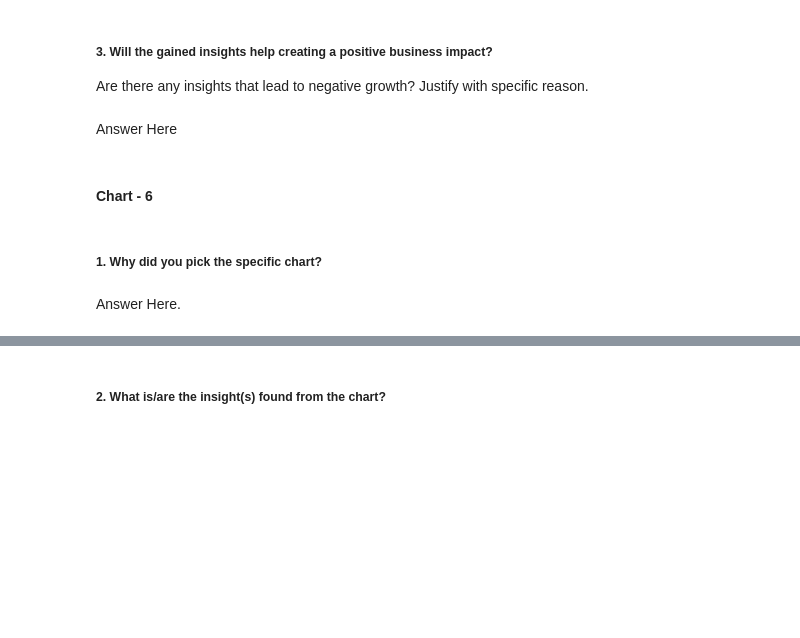
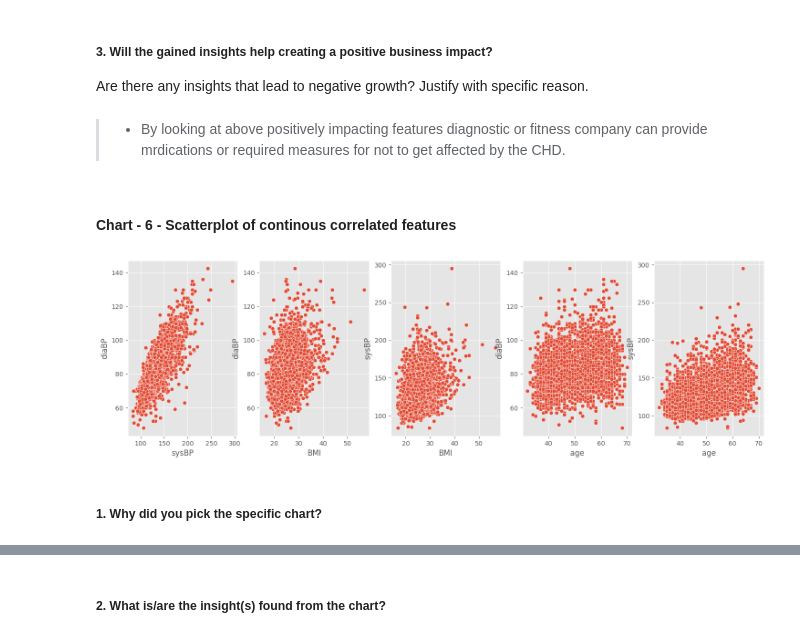
Before and after one commit to ashish-mali/Classification-Cardiovascular-Risk-Prediction, a Jupyter notebook: Cardiovascular_Risk_Prediction_Capstone_Project.ipynb, the cells around one changed output, grey strips where cells are left out. Drawn from its saved outputs; the diff is of its cells as text; code cells hidden in the pictures; blank space fills up the shorter version.

```diff
--- a/Cardiovascular_Risk_Prediction_Capstone_Project.ipynb
+++ b/Cardiovascular_Risk_Prediction_Capstone_Project.ipynb
@@ -1149,7 +1165,7 @@ Answer Here
 # %% [markdown]
 ##### 3. Will the gained insights help creating a positive business impact?
 Are there any insights that lead to negative growth? Justify with specific reason.
-# %% [markdown]
-Answer Here
+# %% [markdown]
+>* By looking at above positively impacting features diagnostic or fitness company can provide mrdications or required measures for not to get affected by the CHD.
 # %% [markdown]
-#### Chart - 6
+#### Chart - 6 - Scatterplot of continous correlated features
@@ -1158,4 +1172,23 @@ Answer Here
+# %%
+# Chart - 6 visualization code
+plt.figure(figsize=(18,5))
+plt.subplot(1,5,1)
+sns.scatterplot(data=df, x='sysBP', y='diaBP')
+
+plt.subplot(1,5,2)
+sns.scatterplot(data=df, x='BMI', y='diaBP')
+
+plt.subplot(1,5,3)
+sns.scatterplot(data=df, x='BMI', y='sysBP')
+
+plt.subplot(1,5,4)
+sns.scatterplot(data=df, x='age', y='diaBP')
+
+plt.subplot(1,5,5)
+sns.scatterplot(data=df, x='age', y='sysBP')
+
+plt.show()
+# %% [output]
+[figure, added]
 # %% [markdown]
 ##### 1. Why did you pick the specific chart?
-# %% [markdown]
-Answer Here.
```
Also changed, not shown: parts of 43 cells of this notebook.
